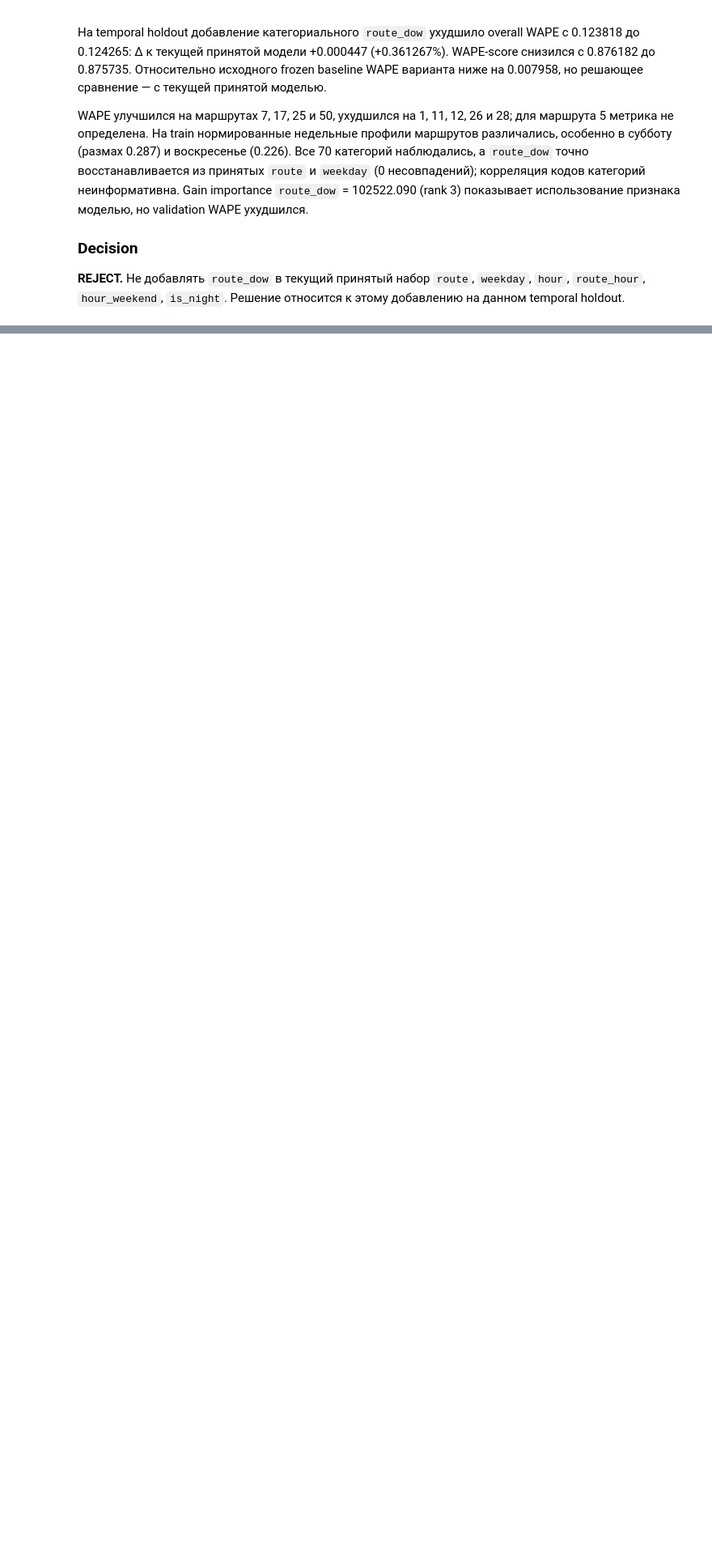
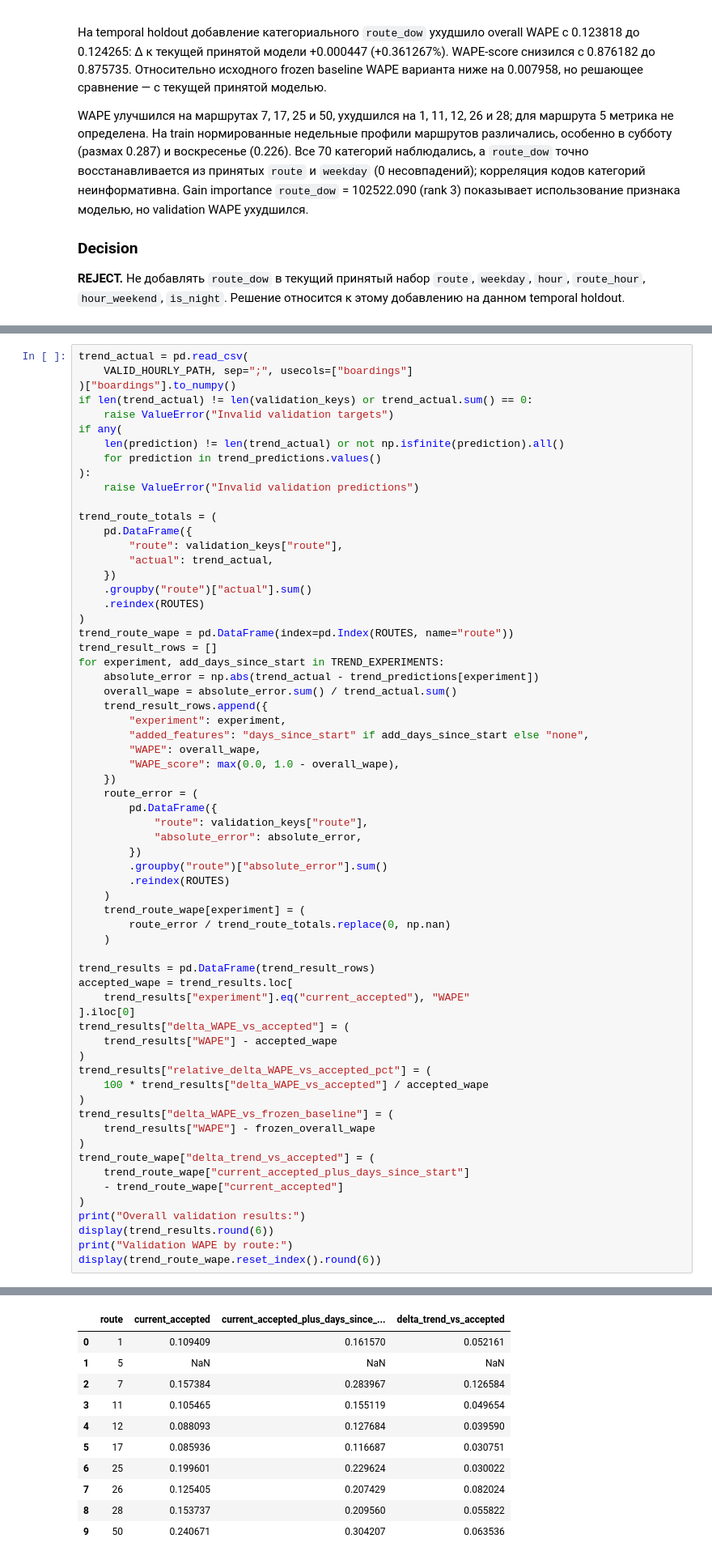
Before and after one commit to rapogahu/MT-Hackathon-2026, a Jupyter notebook: ml/notebooks/feature_engineering.ipynb, the cells around one changed output, grey strips where cells are left out. Shown at 81% size. Saved outputs shown, nothing was run; the diff lists cells and outputs as text; blank space fills up the shorter version.

```diff
--- a/ml/notebooks/feature_engineering.ipynb
+++ b/ml/notebooks/feature_engineering.ipynb
@@ -3955,0 +4143,65 @@ WAPE улучшился на маршрутах 7, 17, 25 и 50, ухудшил
+# %%
+trend_actual = pd.read_csv(
+    VALID_HOURLY_PATH, sep=";", usecols=["boardings"]
+)["boardings"].to_numpy()
+if len(trend_actual) != len(validation_keys) or trend_actual.sum() == 0:
+    raise ValueError("Invalid validation targets")
+if any(
+    len(prediction) != len(trend_actual) or not np.isfinite(prediction).all()
+    for prediction in trend_predictions.values()
+):
+    raise ValueError("Invalid validation predictions")
+
+trend_route_totals = (
+    pd.DataFrame({
+        "route": validation_keys["route"],
+        "actual": trend_actual,
+    })
+    .groupby("route")["actual"].sum()
+    .reindex(ROUTES)
+)
+trend_route_wape = pd.DataFrame(index=pd.Index(ROUTES, name="route"))
+trend_result_rows = []
+for experiment, add_days_since_start in TREND_EXPERIMENTS:
+    absolute_error = np.abs(trend_actual - trend_predictions[experiment])
+    overall_wape = absolute_error.sum() / trend_actual.sum()
+    trend_result_rows.append({
+        "experiment": experiment,
+        "added_features": "days_since_start" if add_days_since_start else "none",
+        "WAPE": overall_wape,
+        "WAPE_score": max(0.0, 1.0 - overall_wape),
+    })
+    route_error = (
+        pd.DataFrame({
+            "route": validation_keys["route"],
+            "absolute_error": absolute_error,
+        })
+        .groupby("route")["absolute_error"].sum()
+        .reindex(ROUTES)
+    )
+    trend_route_wape[experiment] = (
+        route_error / trend_route_totals.replace(0, np.nan)
+    )
+
+trend_results = pd.DataFrame(trend_result_rows)
+accepted_wape = trend_results.loc[
+    trend_results["experiment"].eq("current_accepted"), "WAPE"
+].iloc[0]
+trend_results["delta_WAPE_vs_accepted"] = (
+    trend_results["WAPE"] - accepted_wape
+)
+trend_results["relative_delta_WAPE_vs_accepted_pct"] = (
+    100 * trend_results["delta_WAPE_vs_accepted"] / accepted_wape
+)
+trend_results["delta_WAPE_vs_frozen_baseline"] = (
+    trend_results["WAPE"] - frozen_overall_wape
+)
+trend_route_wape["delta_trend_vs_accepted"] = (
+    trend_route_wape["current_accepted_plus_days_since_start"]
+    - trend_route_wape["current_accepted"]
+)
+print("Overall validation results:")
+display(trend_results.round(6))
+print("Validation WAPE by route:")
+display(trend_route_wape.reset_index().round(6))
+# %% [output]
@@ -3955,0 +4213,11 @@ WAPE улучшился на маршрутах 7, 17, 25 и 50, ухудшил
+|  | route | current_accepted | current_accepted_plus_days_since_... | delta_trend_vs_accepted |
+| 0 | 1 | 0.109409 | 0.161570 | 0.052161 |
+| 1 | 5 | NaN | NaN | NaN |
+| 2 | 7 | 0.157384 | 0.283967 | 0.126584 |
+| 3 | 11 | 0.105465 | 0.155119 | 0.049654 |
+| 4 | 12 | 0.088093 | 0.127684 | 0.039590 |
+| 5 | 17 | 0.085936 | 0.116687 | 0.030751 |
+| 6 | 25 | 0.199601 | 0.229624 | 0.030022 |
+| 7 | 26 | 0.125405 | 0.207429 | 0.082024 |
+| 8 | 28 | 0.153737 | 0.209560 | 0.055822 |
+| 9 | 50 | 0.240671 | 0.304207 | 0.063536 |
```
Also changed, not shown: parts of 13 cells of this notebook, 1 other file.
